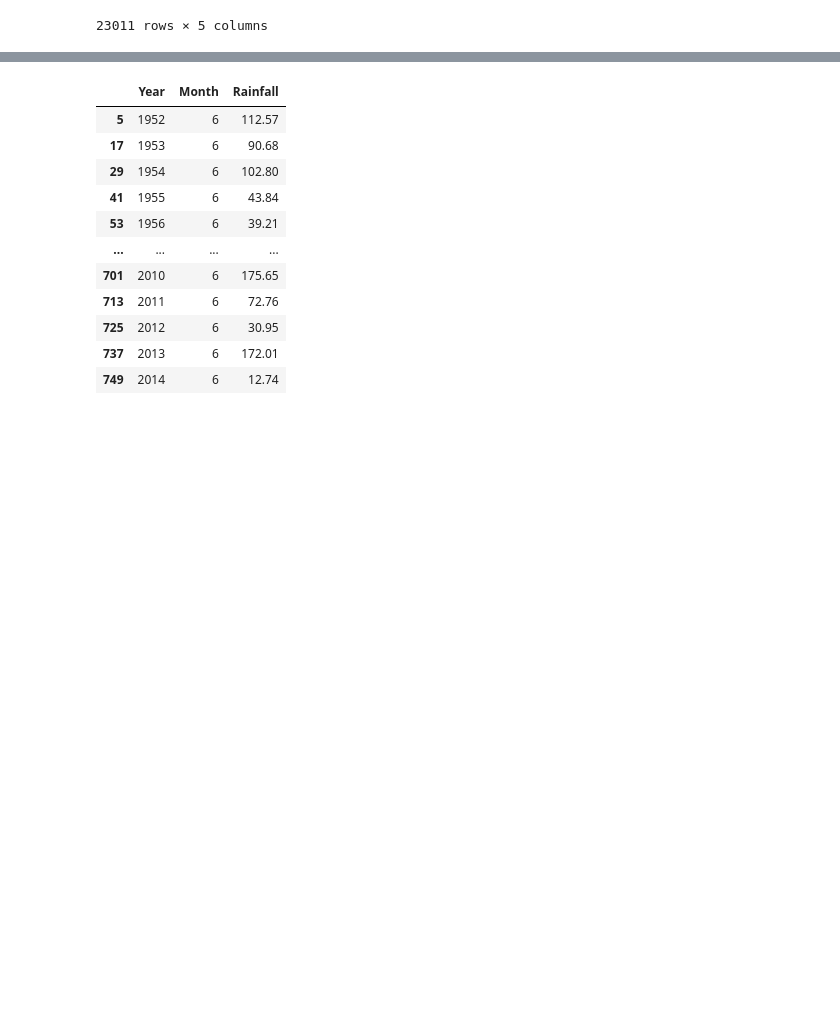
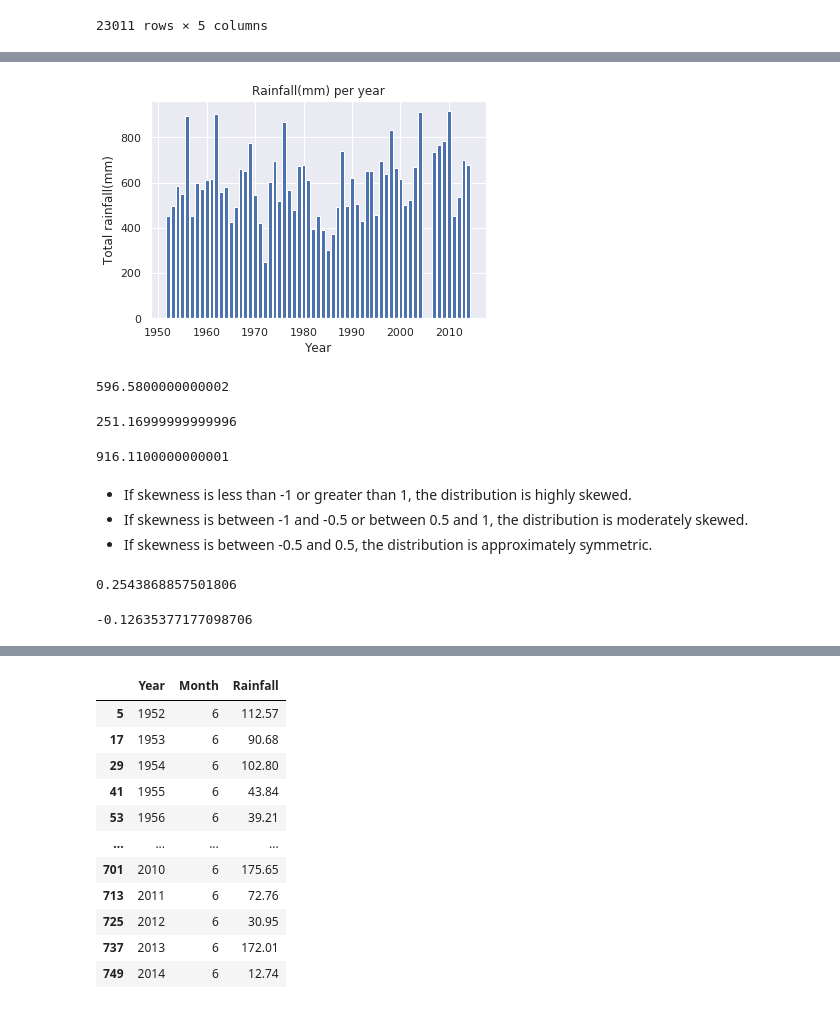
Before and after one commit to AnimeshN/IMD_rainfall_analysis_sinner, a Jupyter notebook: rainfall_analysis.ipynb, the cells around one changed output, grey strips where cells are left out. Drawn from its saved outputs; the diff is of its cells as text; code cells hidden in the pictures; blank space fills up the shorter version.

```diff
--- a/rainfall_analysis.ipynb
+++ b/rainfall_analysis.ipynb
@@ -147,0 +177,13 @@ month_agg.to_csv('monthly_trend.csv')
+# %%
+# yearly_new = yearly.drop(yearly[(yearly['year'] == 2006) & (yearly['year'] == 2005)].index)
+yearly_new = yearly.drop(yearly[(yearly['year'] == 2005)].index)
+yearly_new = yearly_new.drop(yearly_new[(yearly_new['year'] == 2006)].index)
+yearly_new.to_csv('Yearly_outliers(2005,2006)_remove.csv')
+# %%
+plt.bar(yearly_new['year'],yearly_new['total_rainfall'])
+plt.title('Rainfall(mm) per year')
+plt.xlabel('Year')
+plt.ylabel('Total rainfall(mm)')
+plt.show()
+# %% [output]
+[figure, added]
@@ -147,0 +194,12 @@ month_agg.to_csv('monthly_trend.csv')
+# %%
+total_rainfall.median()
+# %% [output]
+596.5800000000002
+# %%
+total_rainfall.min()
+# %% [output]
+251.16999999999996
+# %%
+total_rainfall.max()
+# %% [output]
+916.1100000000001
@@ -147,0 +208,12 @@ month_agg.to_csv('monthly_trend.csv')
+# %% [markdown]
+* If skewness is less than -1 or greater than 1, the distribution is highly skewed.
+* If skewness is between -1 and -0.5 or between 0.5 and 1, the distribution is moderately skewed.
+* If skewness is between -0.5 and 0.5, the distribution is approximately symmetric.
+# %%
+total_rainfall.skew()
+# %% [output]
+0.2543868857501806
+# %%
+total_rainfall.kurtosis()
+# %% [output]
+-0.12635377177098706
```
Also changed, not shown: parts of 29 cells of this notebook, 3 other files.
